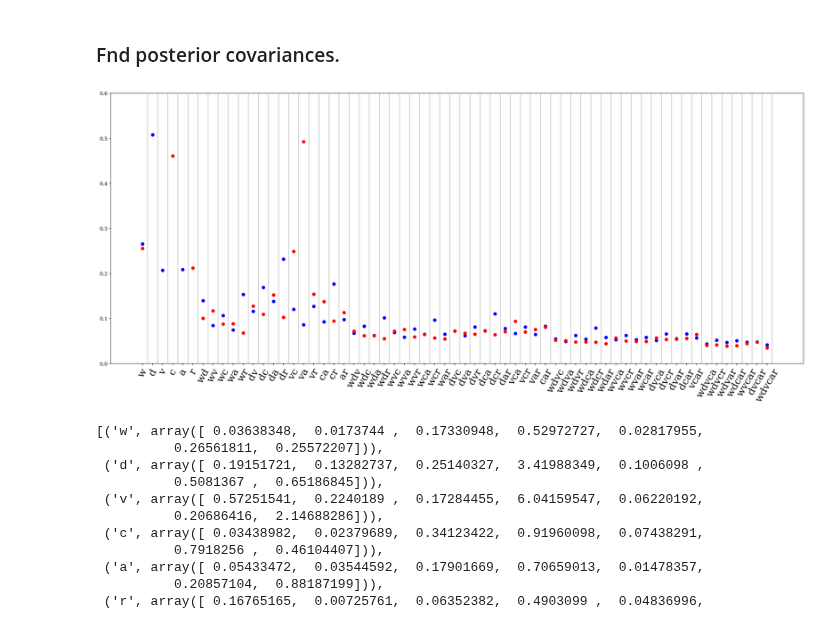
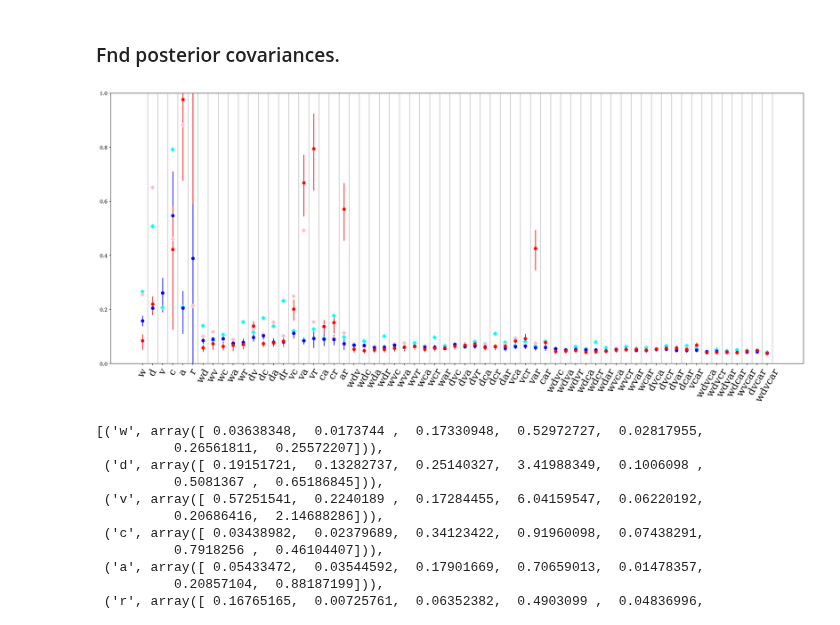
Before and after one commit to KuanWang-Astro/Fisher-paper-version, a Jupyter notebook: post_cov_21p0.ipynb, the cells around one changed output. Cells and saved outputs as stored; diff of their text form; code cells hidden in the pictures.

Commit message:
added run results and updated codes for multidark

```diff
--- a/post_cov_21p0.ipynb
+++ b/post_cov_21p0.ipynb
@@ -73,17 +75,19 @@ for i,k1 in enumerate(keylist):
 # %%
 plt.figure(figsize=(25,10))
-plt.plot(range(len(keylist)),sigma_list[:,5],'bo')
+plt.plot(range(len(keylist)),sigma_list[:,5],'D',color='cyan',label='multidark, Acen')
+plt.errorbar(range(len(keylist)),sigma_mean_21p0[:,5],yerr=[sigma_stdm_21p0[:,5],sigma_stdp_21p0[:,5]],ls='none',fmt='o',color='b',label='bolplanck, Acen')
 for i in range(len(keylist)):
     plt.axvline(i+0.5,c='k',alpha=0.1)
 plt.xticks(range(len(keylist)),keylist,rotation=60,fontsize=20);
 #plt.figure(figsize=(25,10))
-plt.plot(range(len(keylist)),sigma_list[:,6],'ro')
+plt.plot(range(len(keylist)),sigma_list[:,6],'D',color='pink',label='multidark, Asat')
+plt.errorbar(range(len(keylist)),sigma_mean_21p0[:,6],yerr=[sigma_stdm_21p0[:,6],sigma_stdp_21p0[:,6]],ls='none',fmt='o',color='r',label='bolplanck, Asat')
 for i in range(len(keylist)):
     plt.axvline(i+0.5,c='k',alpha=0.1)
-plt.ylim(0,0.6)
+plt.ylim(0,1)
 plt.xticks(range(len(keylist)),keylist,rotation=60,fontsize=20);
 # %% [output]
-[figure, old version]
+[figure, new version]
 # %%
 zip(keylist,sigma_list)
 # %% [output]
```
Also changed, not shown: parts of 1 cell of this notebook, 2 other files.
